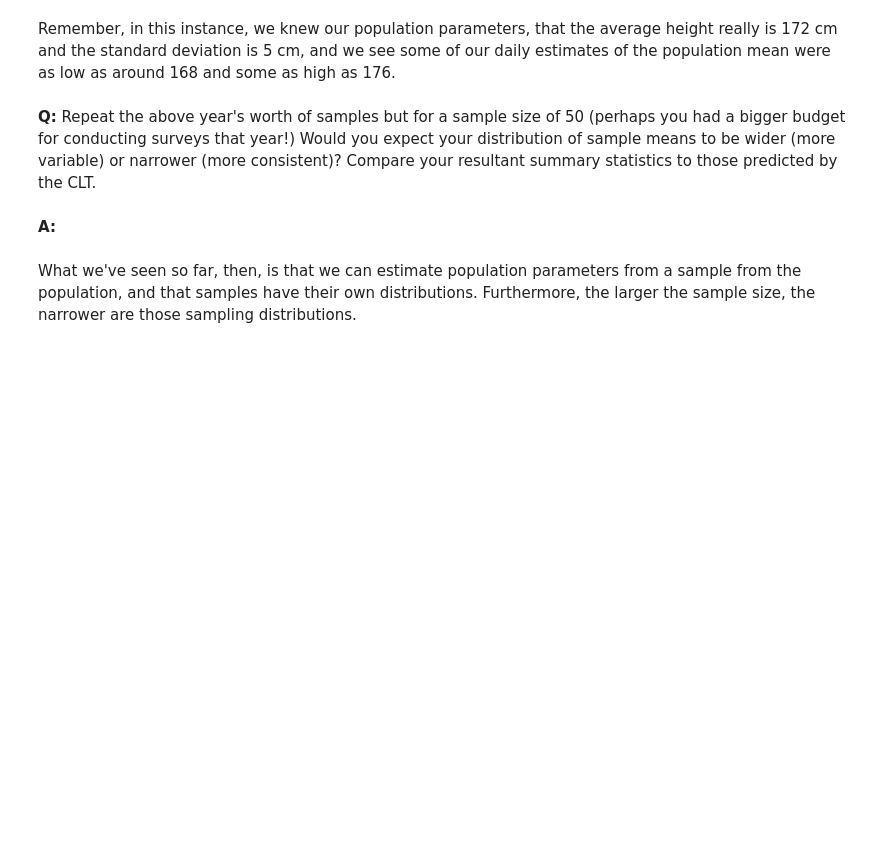
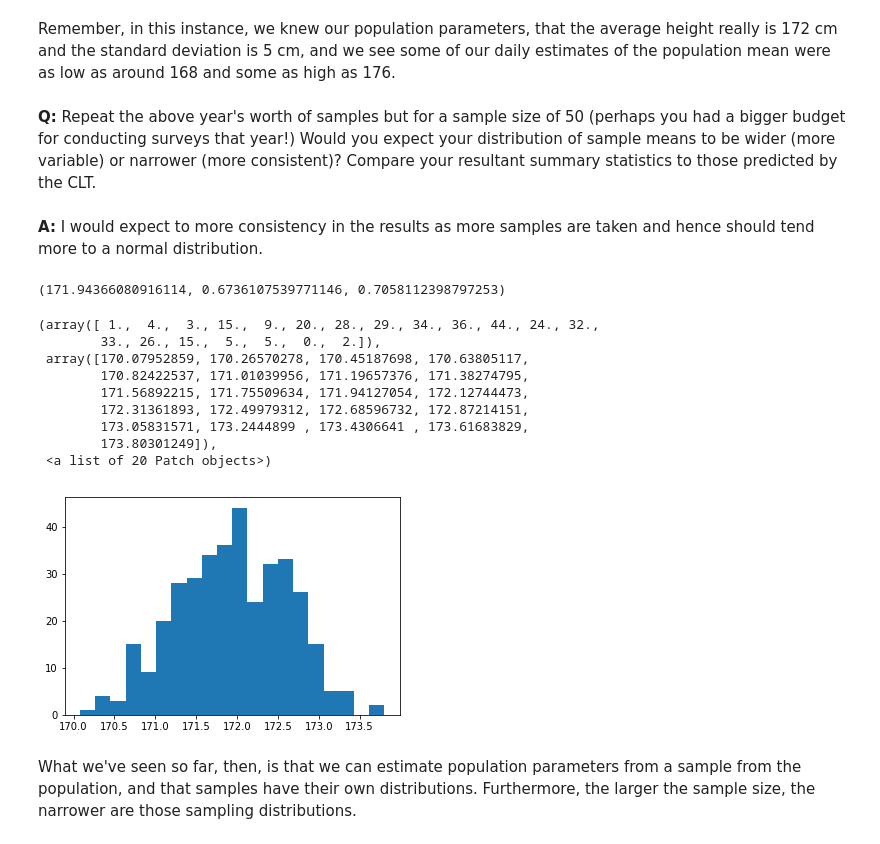
Before and after one commit to y-fawzy/Springboard_Projects, a Jupyter notebook: Frequentist Statistics/inferential_statistics_frequentist_mini-projects6.28.19/inferential_statistics_1a-Q6.25.ipynb, the cells around one changed output. Saved outputs shown, nothing was run; the diff lists cells and outputs as text; code cells hidden in the pictures; blank space fills up the shorter version.

```diff
--- a/Frequentist Statistics/inferential_statistics_frequentist_mini-projects6.28.19/inferential_statistics_1a-Q6.25.ipynb
+++ b/Frequentist Statistics/inferential_statistics_frequentist_mini-projects6.28.19/inferential_statistics_1a-Q6.25.ipynb
@@ -227,11 +228,29 @@ np.std(daily_means)
 Remember, in this instance, we knew our population parameters, that the average height really is 172 cm and the standard deviation is 5 cm, and we see some of our daily estimates of the population mean were as low as around 168 and some as high as 176.
 # %% [markdown]
 __Q:__ Repeat the above year's worth of samples but for a sample size of 50 (perhaps you had a bigger budget for conducting surveys that year!) Would you expect your distribution of sample means to be wider (more variable) or narrower (more consistent)? Compare your resultant summary statistics to those predicted by the CLT.
-# %% [markdown]
-__A:__
+# %% [markdown]
+__A:__ I would expect to more consistency in the results as more samples are taken and hence should tend more to a normal distribution.
 # %%
 seed(47)
 # calculate daily means from the larger sample size here
+daily_means_50 = [np.mean(townsfolk_sampler(50)) for i in range(365)]
+# %%
+np.mean(daily_means_50), np.std(daily_means_50), np.std(pop_heights)/np.sqrt(50)
+# %% [output]
+(171.94366080916114, 0.6736107539771146, 0.7058112398797253)
+# %%
+plt.hist(daily_means_50, bins=20)
+# %% [output]
+(array([ 1.,  4.,  3., 15.,  9., 20., 28., 29., 34., 36., 44., 24., 32.,
+        33., 26., 15.,  5.,  5.,  0.,  2.]),
+ array([170.07952859, 170.26570278, 170.45187698, 170.63805117,
+        170.82422537, 171.01039956, 171.19657376, 171.38274795,
+        171.56892215, 171.75509634, 171.94127054, 172.12744473,
+        172.31361893, 172.49979312, 172.68596732, 172.87214151,
+        173.05831571, 173.2444899 , 173.4306641 , 173.61683829,
+        173.80301249]),
+ <a list of 20 Patch objects>)
+[figure, added]
 # %% [markdown]
 What we've seen so far, then, is that we can estimate population parameters from a sample from the population, and that samples have their own distributions. Furthermore, the larger the sample size, the narrower are those sampling distributions.
 # %% [markdown]
```
Also changed, not shown: parts of 15 cells of this notebook, 4 other files.
